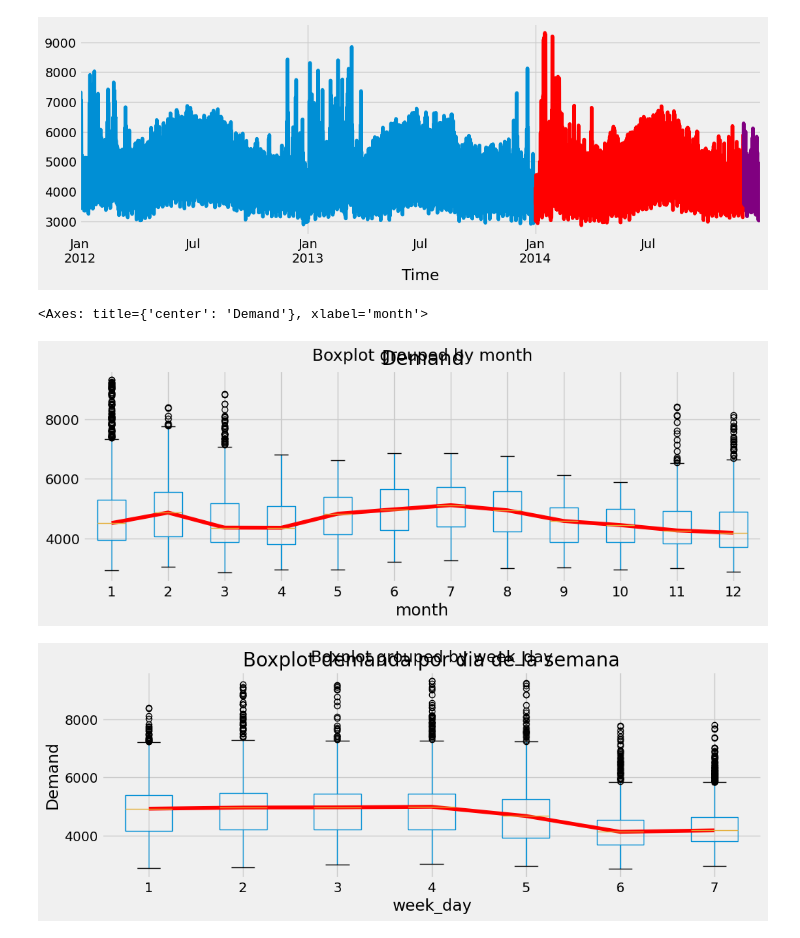
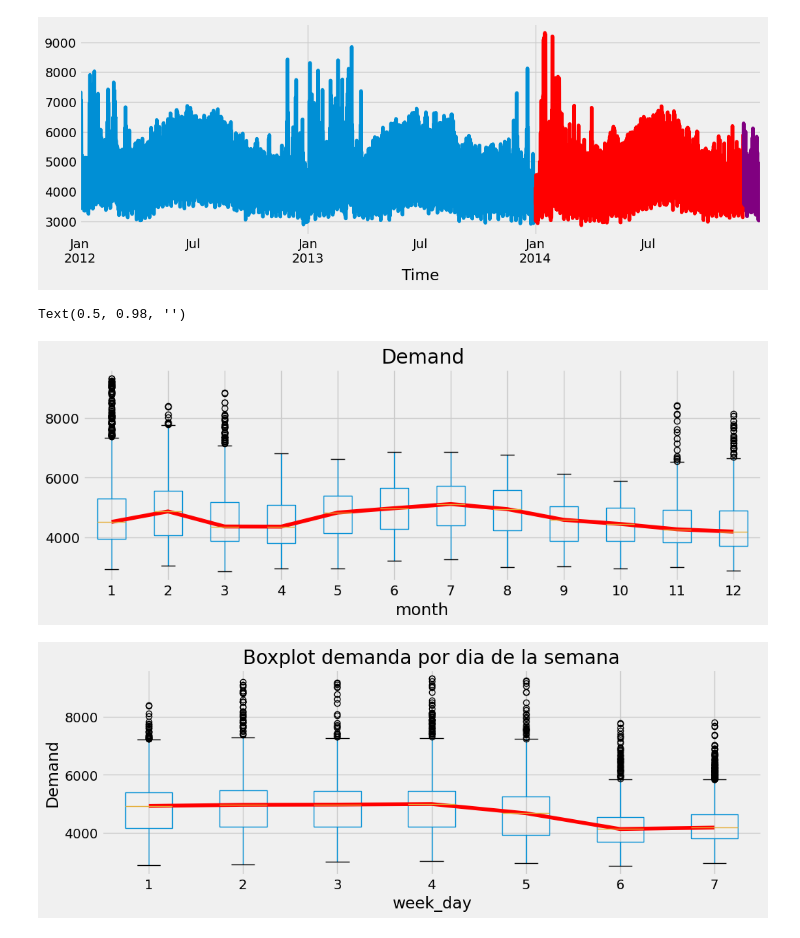
Before and after one commit to LorenzoPorrasDuque/cientifica, a Jupyter notebook: seriesDeTiempo/seriesDeTiempo.ipynb, the cells around one changed output. Drawn from its saved outputs; the diff is of its cells as text; code cells hidden in the pictures.

```diff
--- a/seriesDeTiempo/seriesDeTiempo.ipynb
+++ b/seriesDeTiempo/seriesDeTiempo.ipynb
@@ -115,12 +115,13 @@ data_val.Demand.plot(ax=ax, label='Val', color='purple')
 # %%
 #Identity estacionalidad
 fig, ax=plt.subplots(figsize=(12,4))
 data['month'] =data.index.month
 data.boxplot(column='Demand',by='month',ax=ax)
 data.groupby('month')['Demand'].median().plot(ax=ax, color='red')
+fig.suptitle('')
 # %% [output]
-<Axes: title={'center': 'Demand'}, xlabel='month'>
+Text(0.5, 0.98, '')
-[figure, old version]
+[figure, new version]
 # %%
 #Identificar estacionalidad semanal
 fig,ax=plt.subplots(figsize=(12,4))
@@ -129,6 +130,7 @@ data.boxplot(column='Demand',by='week_day',ax=ax)
 data.groupby('week_day')['Demand'].median().plot(ax=ax,color='red')
 ax.set_ylabel('Demand')
 ax.set_title('Boxplot demanda por dia de la semana')
+fig.suptitle('')
 plt.show()
 # %% [output]
-[figure, old version]
+[figure, new version]
```
Also changed, not shown: parts of 15 cells of this notebook, 1 other file.
